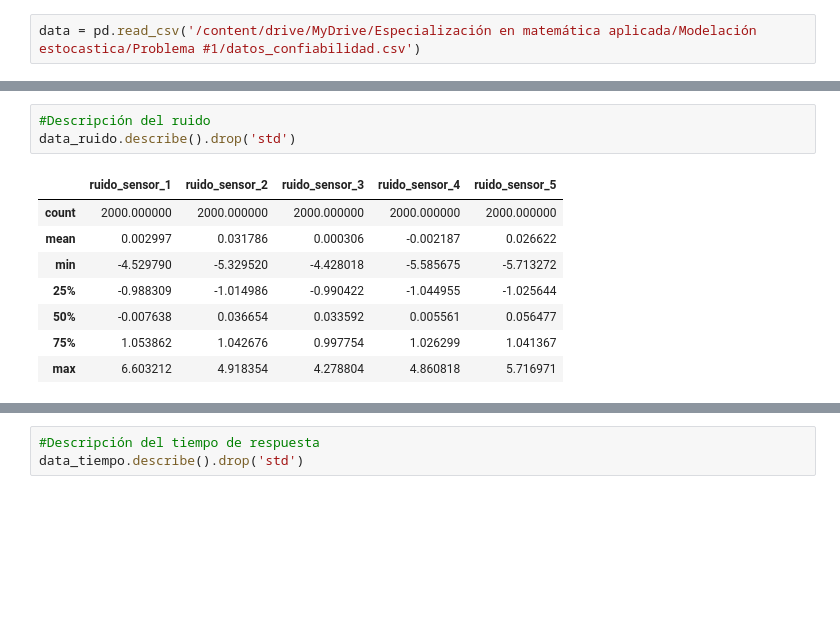
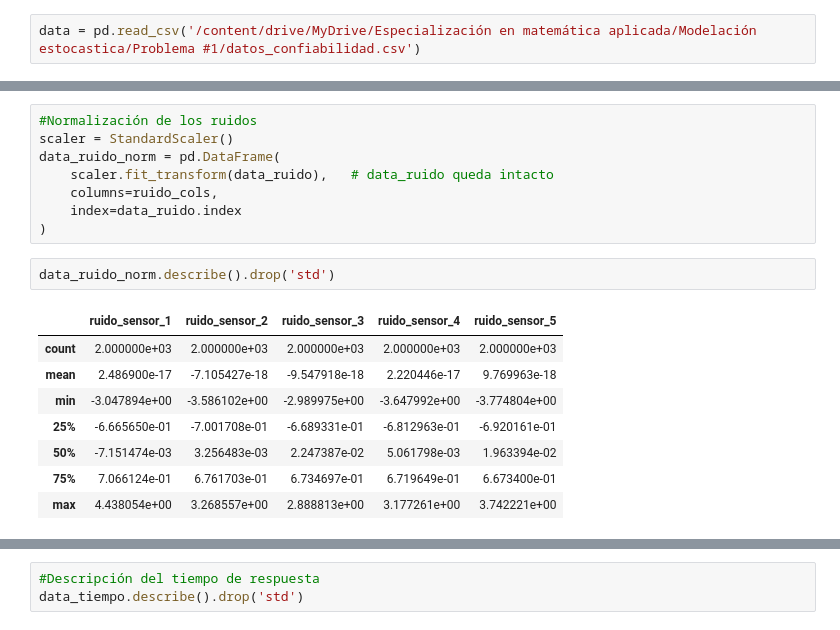
Before and after one commit to ProfeAgudelo/Modelaci-n_Estocastica, a Jupyter notebook: Problema_1_Confiabilidad_de_sistema_multicomponente_con_Cópula_Gaussiana.ipynb, the cells around one changed output, grey strips where cells are left out. Saved outputs shown, nothing was run; the diff lists cells and outputs as text; blank space fills up the shorter version.

```diff
--- a/Problema_1_Confiabilidad_de_sistema_multicomponente_con_Cópula_Gaussiana.ipynb
+++ b/Problema_1_Confiabilidad_de_sistema_multicomponente_con_Cópula_Gaussiana.ipynb
@@ -55,18 +63,25 @@ tiempo_cols = [f'tiempo_respuesta_{i}' for i in range(1, 6)]
 data_tiempo = data[tiempo_cols]
 error_cols = [f'error_medicion_{i}' for i in range(1, 6)]
 data_error = data[error_cols]
+# %%
+#Normalización de los ruidos
+scaler = StandardScaler()
+data_ruido_norm = pd.DataFrame(
+    scaler.fit_transform(data_ruido),   # data_ruido queda intacto
+    columns=ruido_cols,
+    index=data_ruido.index
+)
 # %%
-#Descripción del ruido
-data_ruido.describe().drop('std')
+data_ruido_norm.describe().drop('std')
 # %% [output]
 |  | ruido_sensor_1 | ruido_sensor_2 | ruido_sensor_3 | ruido_sensor_4 | ruido_sensor_5 |
-| count | 2000.000000 | 2000.000000 | 2000.000000 | 2000.000000 | 2000.000000 |
-| mean | 0.002997 | 0.031786 | 0.000306 | -0.002187 | 0.026622 |
-| min | -4.529790 | -5.329520 | -4.428018 | -5.585675 | -5.713272 |
-| 25% | -0.988309 | -1.014986 | -0.990422 | -1.044955 | -1.025644 |
-| 50% | -0.007638 | 0.036654 | 0.033592 | 0.005561 | 0.056477 |
-| 75% | 1.053862 | 1.042676 | 0.997754 | 1.026299 | 1.041367 |
-| max | 6.603212 | 4.918354 | 4.278804 | 4.860818 | 5.716971 |
+| count | 2.000000e+03 | 2.000000e+03 | 2.000000e+03 | 2.000000e+03 | 2.000000e+03 |
+| mean | 2.486900e-17 | -7.105427e-18 | -9.547918e-18 | 2.220446e-17 | 9.769963e-18 |
+| min | -3.047894e+00 | -3.586102e+00 | -2.989975e+00 | -3.647992e+00 | -3.774804e+00 |
+| 25% | -6.665650e-01 | -7.001708e-01 | -6.689331e-01 | -6.812963e-01 | -6.920161e-01 |
+| 50% | -7.151474e-03 | 3.256483e-03 | 2.247387e-02 | 5.061798e-03 | 1.963394e-02 |
+| 75% | 7.066124e-01 | 6.761703e-01 | 6.734697e-01 | 6.719649e-01 | 6.673400e-01 |
+| max | 4.438054e+00 | 3.268557e+00 | 2.888813e+00 | 3.177261e+00 | 3.742221e+00 |
 # %%
 #Grafico de las distribuciones para el ruido
 fig, ax = plt.subplots(nrows=2, ncols=3, figsize=(15, 10))
```
Also changed, not shown: parts of 6 cells of this notebook.
